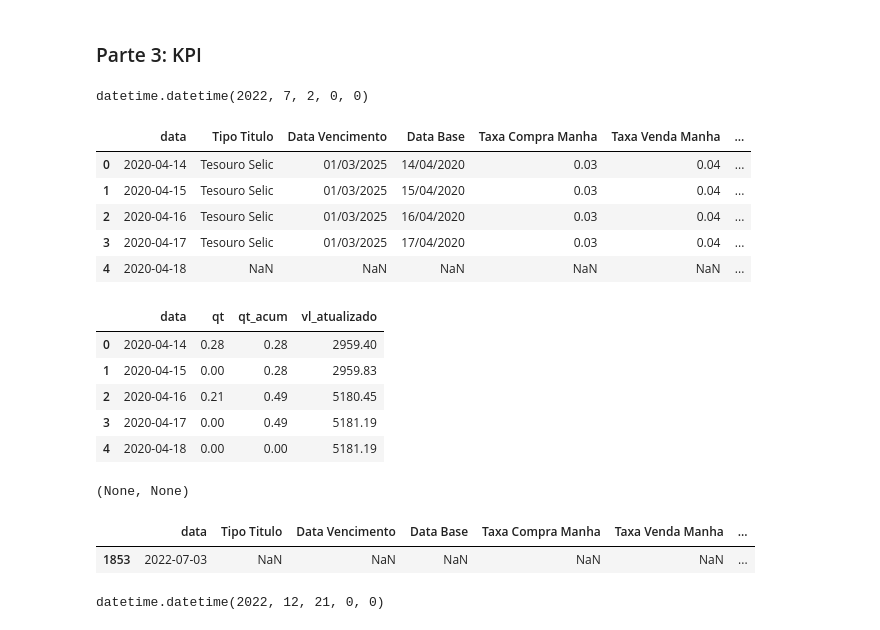
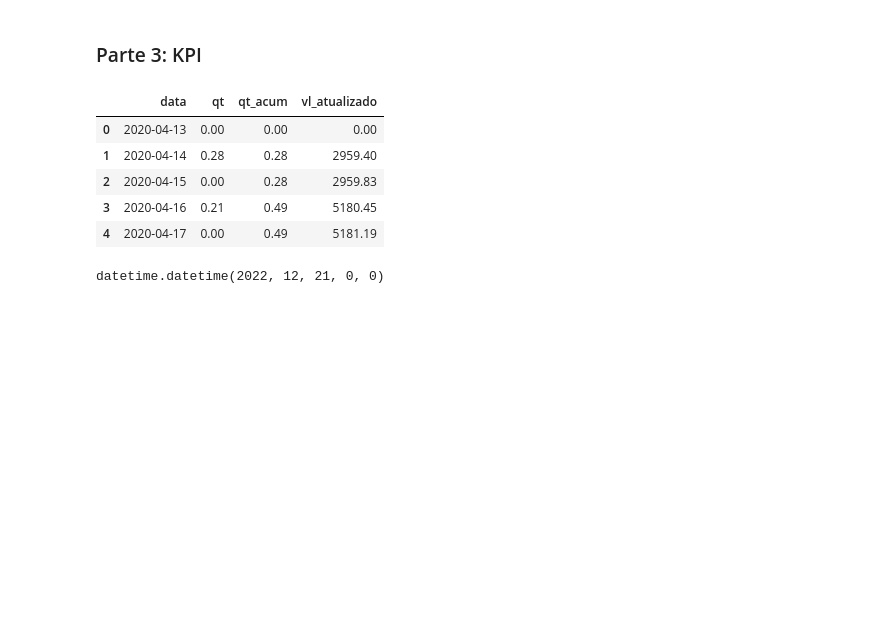
Before and after one commit to rknagao/b3-report, a Jupyter notebook: src/manutencao.ipynb, the cells around one changed output. Drawn from its saved outputs; the diff is of its cells as text; code cells hidden in the pictures; blank space fills up the shorter version.

```diff
--- a/src/manutencao.ipynb
+++ b/src/manutencao.ipynb
@@ -191,28 +191,18 @@ tab2.head()
 ### Parte 3: KPI
 # %%
 date_interval = (datetime.datetime(2022, 7, 3), datetime.datetime(2022, 12, 1))
-# %%
-datetime.datetime(2022, 7, 3) - datetime.timedelta(days=1)
-# %% [output]
-datetime.datetime(2022, 7, 2, 0, 0)
 # %%
-df_date = pd.DataFrame({'data': pd.date_range(df_tesouro_historico['data'].min().to_pydatetime(), df_tesouro_historico['data'].max().to_pydatetime())})
+df_date = pd.DataFrame({'data': pd.date_range(df_tesouro_historico['data'].min().to_pydatetime() - datetime.timedelta(days=1),
+                                                df_tesouro_historico['data'].max().to_pydatetime())})
 df_kpi = pd.merge(df_date, df_tesouro_historico, on='data', how='left')
-df_kpi_agg = df_kpi.groupby('data').agg({'qt':'sum', 'qt_acum':'sum',  'vl_atualizado':'sum'}).reset_index()
-df_kpi_agg['vl_atualizado'] = np.where(df_kpi_agg['qt_acum'] != 0, df_kpi_agg['vl_atualizado'], np.nan)
-df_kpi_agg.fillna(method='ffill', inplace=True)
-display(df_kpi.head()), display(df_kpi_agg.head())
+df_kpi = df_kpi.groupby('data').agg({'qt':'sum', 'qt_acum':'sum',  'vl_atualizado':'sum'}).reset_index()
+df_kpi['vl_atualizado'] = np.where(df_kpi['qt_acum'] != 0, df_kpi['vl_atualizado'], np.nan)
+df_kpi['vl_atualizado'] = df_kpi['vl_atualizado'].fillna(method='ffill').fillna(0)
+df_kpi.head()
 # %% [output]
-|  | data | Tipo Titulo | Data Vencimento | Data Base | Taxa Compra Manha | Taxa Venda Manha | ... |
-| 0 | 2020-04-14 | Tesouro Selic | 01/03/2025 | 14/04/2020 | 0.03 | 0.04 | ... |
-| 1 | 2020-04-15 | Tesouro Selic | 01/03/2025 | 15/04/2020 | 0.03 | 0.04 | ... |
-| 2 | 2020-04-16 | Tesouro Selic | 01/03/2025 | 16/04/2020 | 0.03 | 0.04 | ... |
-| 3 | 2020-04-17 | Tesouro Selic | 01/03/2025 | 17/04/2020 | 0.03 | 0.04 | ... |
-| 4 | 2020-04-18 | NaN | NaN | NaN | NaN | NaN | ... |
+|  | data | qt | qt_acum | vl_atualizado |
+| 0 | 2020-04-13 | 0.00 | 0.00 | 0.00 |
+| 1 | 2020-04-14 | 0.28 | 0.28 | 2959.40 |
+| 2 | 2020-04-15 | 0.00 | 0.28 | 2959.83 |
+| 3 | 2020-04-16 | 0.21 | 0.49 | 5180.45 |
+| 4 | 2020-04-17 | 0.00 | 0.49 | 5181.19 |
-|  | data | qt | qt_acum | vl_atualizado |
-| 0 | 2020-04-14 | 0.28 | 0.28 | 2959.40 |
-| 1 | 2020-04-15 | 0.00 | 0.28 | 2959.83 |
-| 2 | 2020-04-16 | 0.21 | 0.49 | 5180.45 |
-| 3 | 2020-04-17 | 0.00 | 0.49 | 5181.19 |
-| 4 | 2020-04-18 | 0.00 | 0.00 | 5181.19 |
-(None, None)
@@ -221,8 +209,3 @@ df_kpi[['data', 'ticker', 'vl_atualizado']].to_csv('apagar.csv')
-# %%
-df_kpi.loc[df_kpi['data']==date_interval[0]]
-# %% [output]
-|  | data | Tipo Titulo | Data Vencimento | Data Base | Taxa Compra Manha | Taxa Venda Manha | ... |
-| 1853 | 2022-07-03 | NaN | NaN | NaN | NaN | NaN | ... |
 # %%
 # Cálculo dos aportes históricos.
 vl_aporte = df_kpi.loc[(df_kpi['qt'] != 0) &
```
Also changed, not shown: parts of 2 cells of this notebook, 2 other files.
